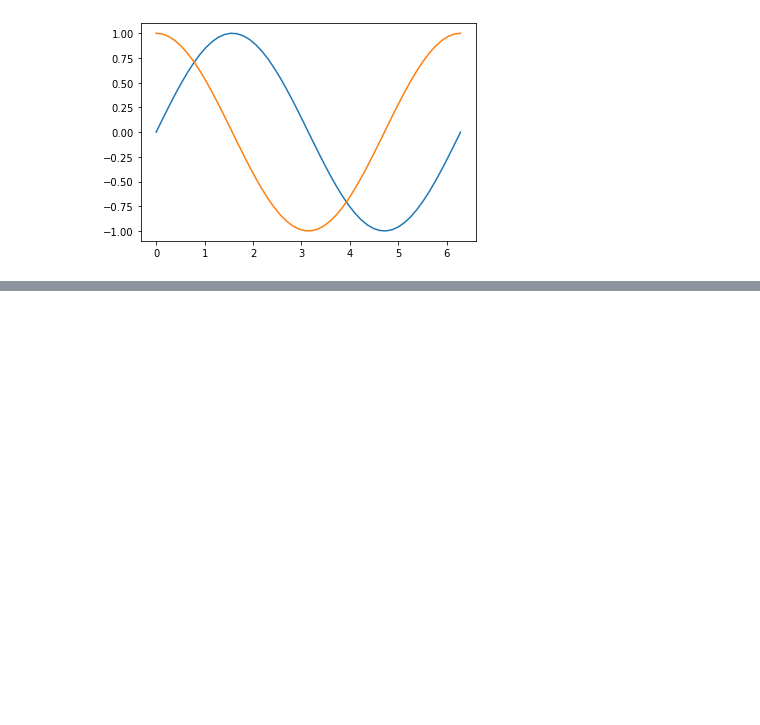
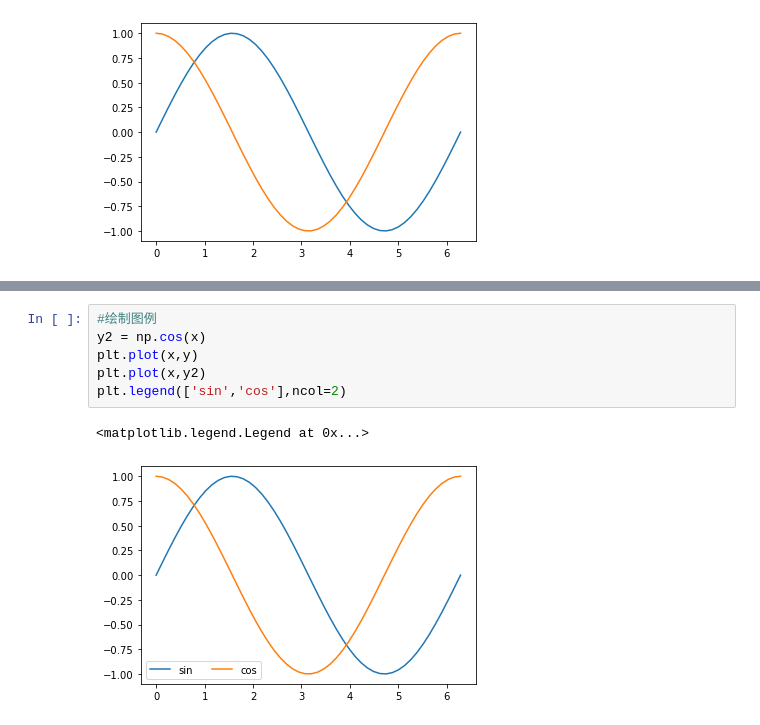
Before and after one commit to setsuren/vs1, a Jupyter notebook: matplot基本知识.ipynb, the cells around one changed output, grey strips where cells are left out. Cells and saved outputs as stored; diff of their text form; blank space fills up the shorter version.

```diff
--- a/matplot基本知识.ipynb
+++ b/matplot基本知识.ipynb
@@ -19,0 +57,9 @@ plt.plot(x,y2)
+# %%
+#绘制图例
+y2 = np.cos(x)
+plt.plot(x,y)
+plt.plot(x,y2)
+plt.legend(['sin','cos'],ncol=2)
+# %% [output]
+<matplotlib.legend.Legend at 0x...>
+[figure, added]
```
Also changed, not shown: parts of 11 cells of this notebook, 10 other files.
